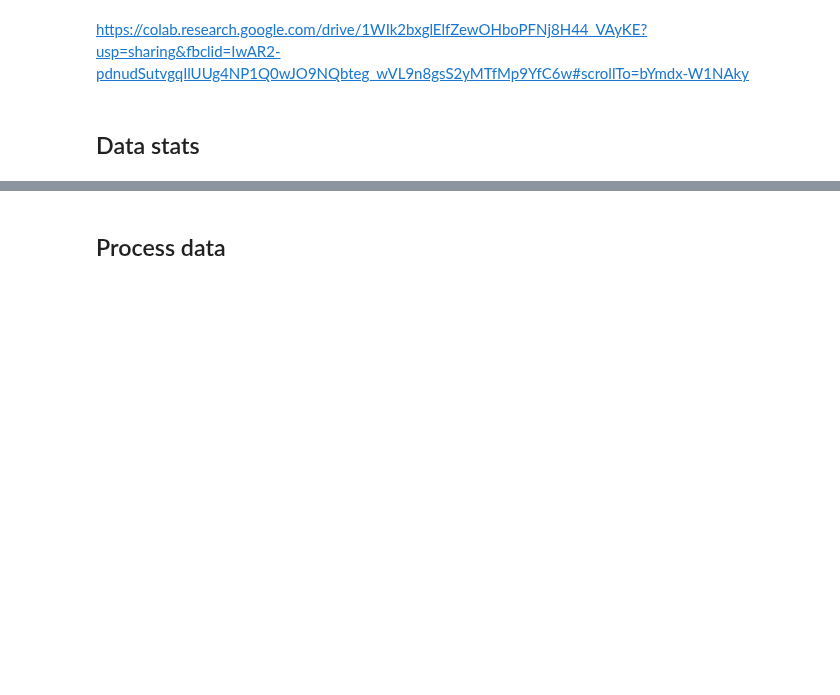
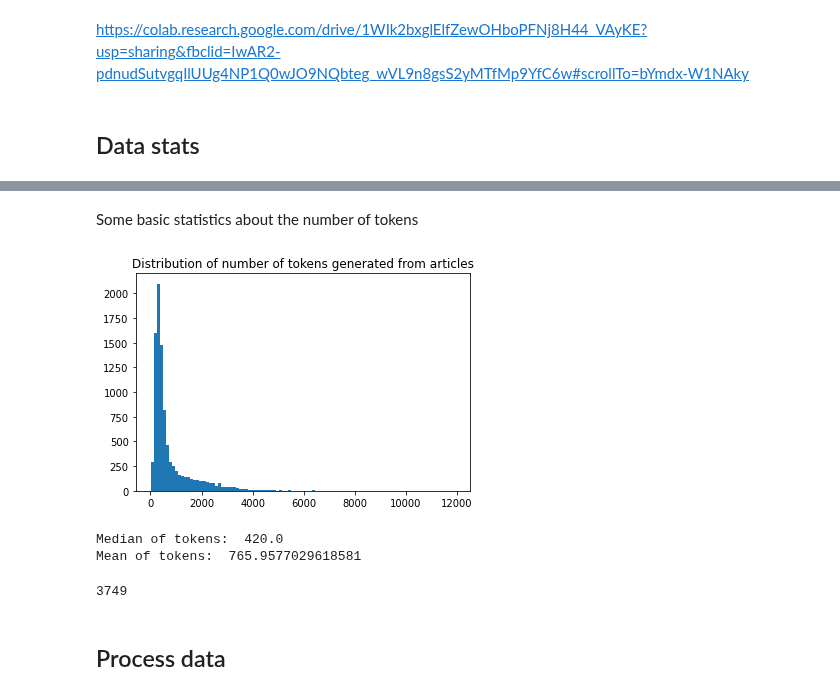
Before and after one commit to konderal333/HGT-2022-EmDomArDon, a Jupyter notebook: bert2bert.ipynb, the cells around one changed output, grey strips where cells are left out. Saved outputs shown, nothing was run; the diff lists cells and outputs as text; code cells hidden in the pictures; blank space fills up the shorter version.

```diff
--- a/bert2bert.ipynb
+++ b/bert2bert.ipynb
@@ -137,3 +149,54 @@ https://colab.research.google.com/drive/1WIk2bxglElfZewOHboPFNj8H44_VAyKE?usp=sh
+# %%
+dict_of_tokens = {}
+#this dict will contain the article title as keys and the tokenized lists from the function below as values
+
+def text_to_tokens(art_title, x):
+  #insert the text to tokenize; first breaks text into sentences, then makes a list of lists with the i-th element being the tokenization of the i-th sentence
+  #dictionary is being used for faster computation and easier accessibility
+  sentence_list = []
+  token_list = []
+
+  x = re.sub(r"(\.)([A-Z])", r'\1 \2', x) # fixes missings whitespaces between sentences
+
+  for sen in nltk.tokenize.sent_tokenize(x):
+    sentence_list.append(sen)
+    token_list.append(tokenizer.tokenize(sen))
+
+  dict_of_tokens[art_title] = token_list
+
+# making the BERT tokenized sentences from each article
+for i in range(len(df.Lead)):
+  text_to_tokens(df.Lead[i].strip(), df.Textbody[i])
+# %% [markdown]
+Some basic statistics about the number of tokens
+# %%
+import matplotlib.pyplot as plt
+import statistics
+
+number_of_tokens_all = []
+
+for tokens in dict_of_tokens.values():
+  length = 0
+  for lists in tokens:
+    length += len(lists)
+  number_of_tokens_all.append(length)
+# %%
+plt.hist(number_of_tokens_all, bins=100, density=False)
+plt.title('Distribution of number of tokens generated from articles')
+plt.show()
+# %% [output]
+[figure, added]
+# %%
+print("Median of tokens: ", statistics.median(number_of_tokens_all))
+print("Mean of tokens: ", statistics.mean(number_of_tokens_all))
+# %% [output]
+Median of tokens:  420.0
+Mean of tokens:  765.9577029618581
+# %%
+# number of articles with tokens more that 510:
+print(np.sum(np.asarray(number_of_tokens_all) > 510))
+# %% [output]
+3749
 # %% [markdown]
 ## Process data
 # %%
```
Also changed, not shown: parts of 3 cells of this notebook.
